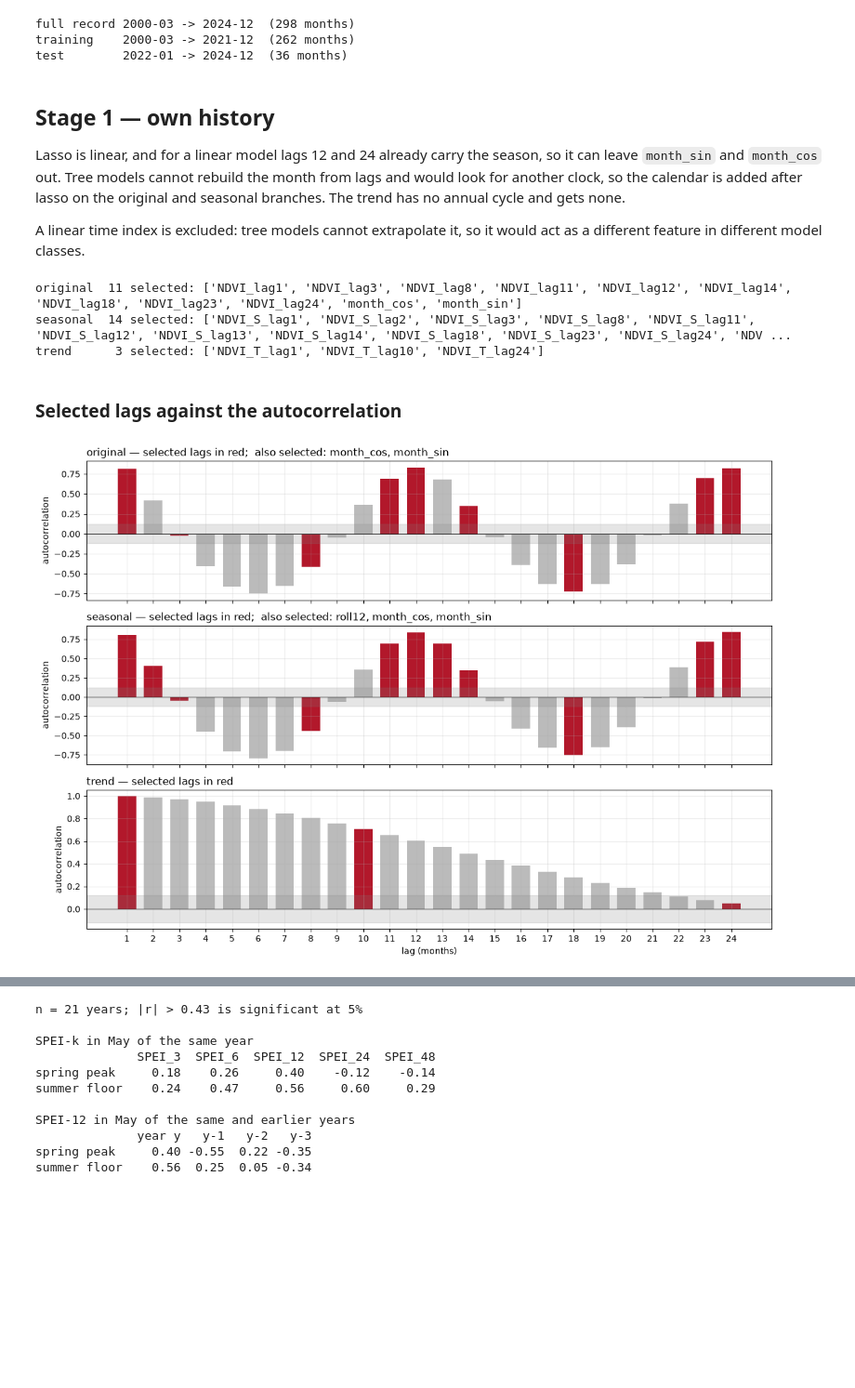
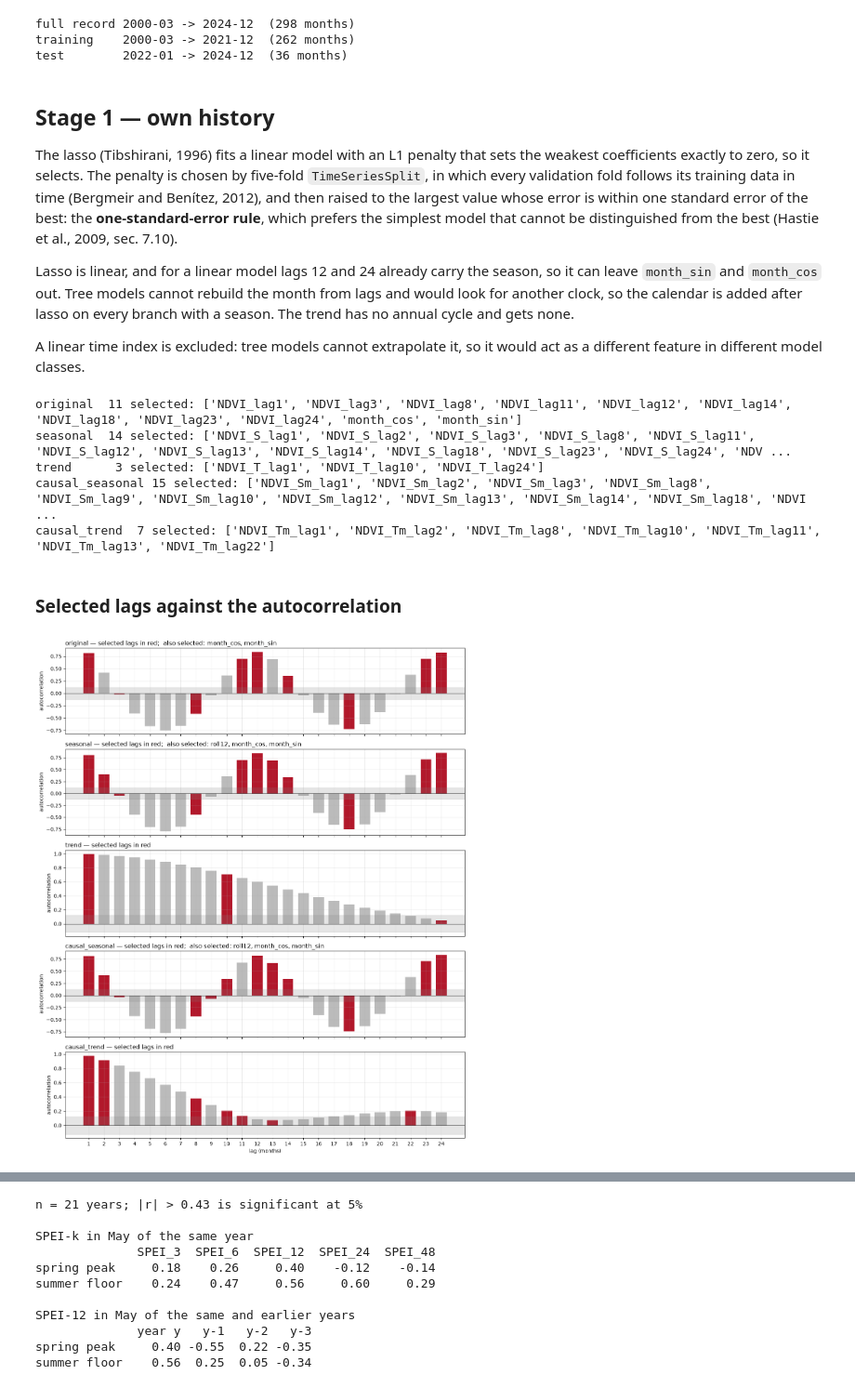
Before and after one commit to ilyes-khayati/olive-ndvi-xai-comparison, a Jupyter notebook: notebooks/03_feature_derivation.ipynb, the cells around one changed output, grey strips where cells are left out. Shown at 93% size. Saved outputs shown, nothing was run; the diff lists cells and outputs as text; code cells hidden in the pictures; blank space fills up the shorter version.

Commit message:
Explain five models against a SARIMAX reference; references and limitations in every notebook

```diff
--- a/notebooks/03_feature_derivation.ipynb
+++ b/notebooks/03_feature_derivation.ipynb
@@ -31,7 +43,8 @@ d = pd.read_csv("../data/processed/orchard_decomposed.csv",
                 index_col="date", parse_dates=True)
 
 TRAIN_END = pd.Timestamp("2021-12-01")
-BRANCHES = {"original": "", "seasonal": "_S", "trend": "_T"}
+BRANCHES = {"original": "", "seasonal": "_S", "trend": "_T",
+            "causal_seasonal": "_Sm", "causal_trend": "_Tm"}
 MAX_OWN_LAG, MAX_CLIMATE_LAG = 24, 12
 
 # Sign expected where water limits growth: hotter -> less green, wetter -> greener.
@@ -53,13 +66,20 @@ test        2022-01 -> 2024-12  (36 months)
 # %% [markdown]
 ## Stage 1 — own history
 
-Lasso is linear, and for a linear model lags 12 and 24 already carry the season, so
-it can leave `month_sin` and `month_cos` out. Tree models cannot rebuild the month
-from lags and would look for another clock, so the calendar is added after lasso on
-the original and seasonal branches. The trend has no annual cycle and gets none.
+The lasso (Tibshirani, 1996) fits a linear model with an L1 penalty that sets the weakest
+coefficients exactly to zero, so it selects. The penalty is chosen by five-fold
+`TimeSeriesSplit`, in which every validation fold follows its training data in time
+(Bergmeir and Benítez, 2012), and then raised to the largest value whose error is within
+one standard error of the best: the **one-standard-error rule**, which prefers the simplest
+model that cannot be distinguished from the best (Hastie et al., 2009, sec. 7.10).
 
-A linear time index is excluded: tree models cannot extrapolate it, so it would act
-as a different feature in different model classes.
+Lasso is linear, and for a linear model lags 12 and 24 already carry the season, so it can
+leave `month_sin` and `month_cos` out. Tree models cannot rebuild the month from lags and
+would look for another clock, so the calendar is added after lasso on every branch with a
+season. The trend has no annual cycle and gets none.
+
+A linear time index is excluded: tree models cannot extrapolate it, so it would act as a
+different feature in different model classes.
 # %%
 def own_history(df, y, name):
     """Candidate predictors built from the target's own past, plus the calendar."""
@@ -92,7 +112,8 @@ def lasso_1se(y, C):
 # leave the calendar out; tree models cannot rebuild the month from lags and would
 # look for another clock.
 CALENDAR = ["month_sin", "month_cos"]
-FIXED = {"original": CALENDAR, "seasonal": CALENDAR, "trend": []}
+FIXED = {"original": CALENDAR, "seasonal": CALENDAR, "trend": [],
+         "causal_seasonal": CALENDAR, "causal_trend": []}
 
 
 def select_own(train_df):
@@ -111,38 +132,40 @@ for branch, cols in own.items():
 original  11 selected: ['NDVI_lag1', 'NDVI_lag3', 'NDVI_lag8', 'NDVI_lag11', 'NDVI_lag12', 'NDVI_lag14', 'NDVI_lag18', 'NDVI_lag23', 'NDVI_lag24', 'month_cos', 'month_sin']
 seasonal  14 selected: ['NDVI_S_lag1', 'NDVI_S_lag2', 'NDVI_S_lag3', 'NDVI_S_lag8', 'NDVI_S_lag11', 'NDVI_S_lag12', 'NDVI_S_lag13', 'NDVI_S_lag14', 'NDVI_S_lag18', 'NDVI_S_lag23', 'NDVI_S_lag24', 'NDV ...
 trend      3 selected: ['NDVI_T_lag1', 'NDVI_T_lag10', 'NDVI_T_lag24']
+causal_seasonal 15 selected: ['NDVI_Sm_lag1', 'NDVI_Sm_lag2', 'NDVI_Sm_lag3', 'NDVI_Sm_lag8', 'NDVI_Sm_lag9', 'NDVI_Sm_lag10', 'NDVI_Sm_lag12', 'NDVI_Sm_lag13', 'NDVI_Sm_lag14', 'NDVI_Sm_lag18', 'NDVI ...
+causal_trend  7 selected: ['NDVI_Tm_lag1', 'NDVI_Tm_lag2', 'NDVI_Tm_lag8', 'NDVI_Tm_lag10', 'NDVI_Tm_lag11', 'NDVI_Tm_lag13', 'NDVI_Tm_lag22']
 # %% [markdown]
 ### Selected lags against the autocorrelation
 # %%
 def acf(s, nlags):
     s = s.dropna() - s.dropna().mean()
     v = s.to_numpy()
     return np.array([(v[k:] * v[:-k]).sum() / (v * v).sum() for k in range(1, nlags + 1)])
 
 
-fig, axes = plt.subplots(3, 1, figsize=(12, 8.5), sharex=True)
+fig, axes = plt.subplots(len(BRANCHES), 1, figsize=(12, 2.9 * len(BRANCHES)), sharex=True)
 lags = np.arange(1, MAX_OWN_LAG + 1)
 for ax, (branch, suf) in zip(axes, BRANCHES.items()):
     y = train[f"NDVI{suf}"]
     a = acf(y, MAX_OWN_LAG)
     chosen = [int(c.split("_lag")[1]) for c in own[branch] if "_lag" in c]
     colors = ["#b2182b" if k in chosen else "#bbbbbb" for k in lags]
     ax.bar(lags, a, color=colors, width=0.7)
     ax.axhline(0, color="black", lw=0.6)
     ci = 1.96 / np.sqrt(y.notna().sum())
     ax.axhspan(-ci, ci, color="grey", alpha=0.2)
     other = [c.replace(f"NDVI{suf}_", "") for c in own[branch] if "_lag" not in c]
     ax.set_title(f"{branch} — selected lags in red"
                  + (f";  also selected: {', '.join(other)}" if other else ""), loc="left")
     ax.set_ylabel("autocorrelation")
     ax.grid(alpha=0.25)
 axes[-1].set_xlabel("lag (months)")
 axes[-1].set_xticks(lags)
 fig.tight_layout()
 fig.savefig("../figures/03_own_history.png", dpi=150, bbox_inches="tight")
 plt.show()
 # %% [output]
-[figure, old version]
+[figure, new version]
 # %% [markdown]
 ## Drought memory
 
```
Also changed, not shown: parts of 13 cells of this notebook, 35 other files.
